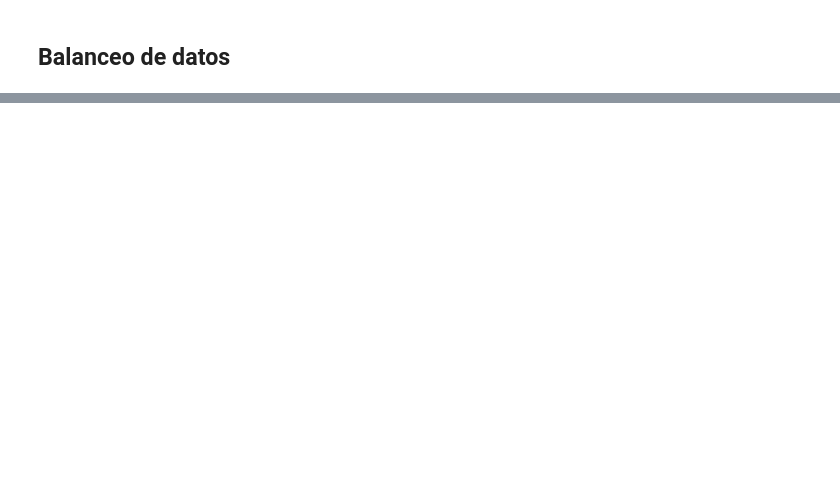
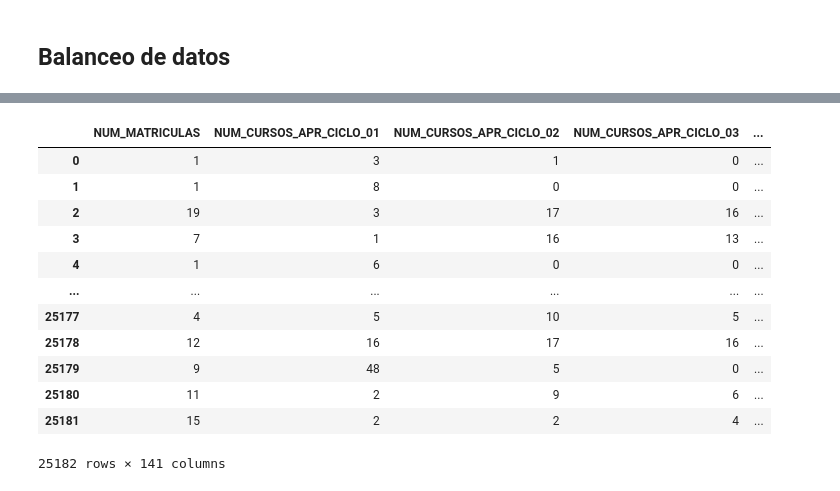
Before and after one commit to johnkbarrera/university-dropout, a Jupyter notebook: pre_processing.ipynb, the cells around one changed output, grey strips where cells are left out. Cells and saved outputs as stored; diff of their text form; code cells hidden in the pictures; blank space fills up the shorter version.

```diff
--- a/a copy.ipynb
+++ b/pre_processing.ipynb
@@ -490,0 +548,16 @@ plt.hist(y_resampled.values)
+# %%
+X_resampled
+# %% [output]
+|  | NUM_MATRICULAS | NUM_CURSOS_APR_CICLO_01 | NUM_CURSOS_APR_CICLO_02 | NUM_CURSOS_APR_CICLO_03 | ... |
+| 0 | 1 | 3 | 1 | 0 | ... |
+| 1 | 1 | 8 | 0 | 0 | ... |
+| 2 | 19 | 3 | 17 | 16 | ... |
+| 3 | 7 | 1 | 16 | 13 | ... |
+| 4 | 1 | 6 | 0 | 0 | ... |
+| ... | ... | ... | ... | ... | ... |
+| 25177 | 4 | 5 | 10 | 5 | ... |
+| 25178 | 12 | 16 | 17 | 16 | ... |
+| 25179 | 9 | 48 | 5 | 0 | ... |
+| 25180 | 11 | 2 | 9 | 6 | ... |
+| 25181 | 15 | 2 | 2 | 4 | ... |
+25182 rows × 141 columns
```
Also changed, not shown: parts of 14 cells of this notebook, 1 other file.
